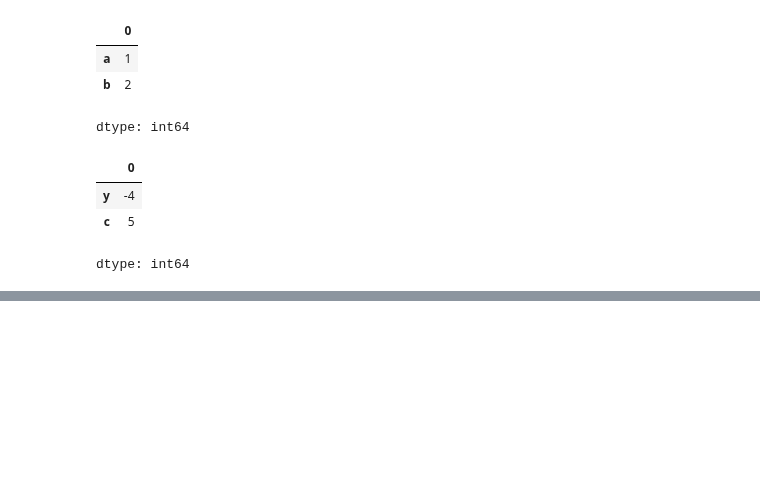
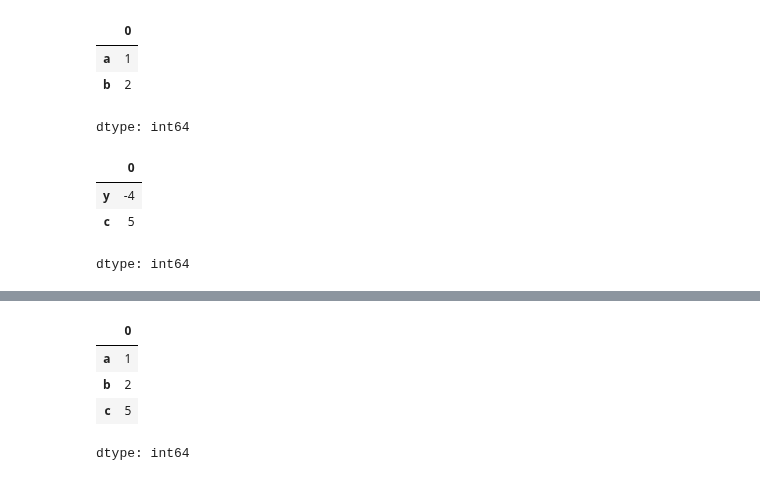
Before and after one commit to JakeOh/202505_BD50, a Jupyter notebook: lab_da/da02_pandas.ipynb, the cells around one changed output, grey strips where cells are left out. Cells and saved outputs as stored; diff of their text form; code cells hidden in the pictures; blank space fills up the shorter version.

```diff
--- a/lab_da/da02_pandas.ipynb
+++ b/lab_da/da02_pandas.ipynb
@@ -146,0 +159,8 @@ dtype: int64
+# %%
+s.loc[['a', 'b', 'c']]
+# %% [output]
+|  | 0 |
+| a | 1 |
+| b | 2 |
+| c | 5 |
+dtype: int64
```
Also changed, not shown: parts of 14 cells of this notebook.
